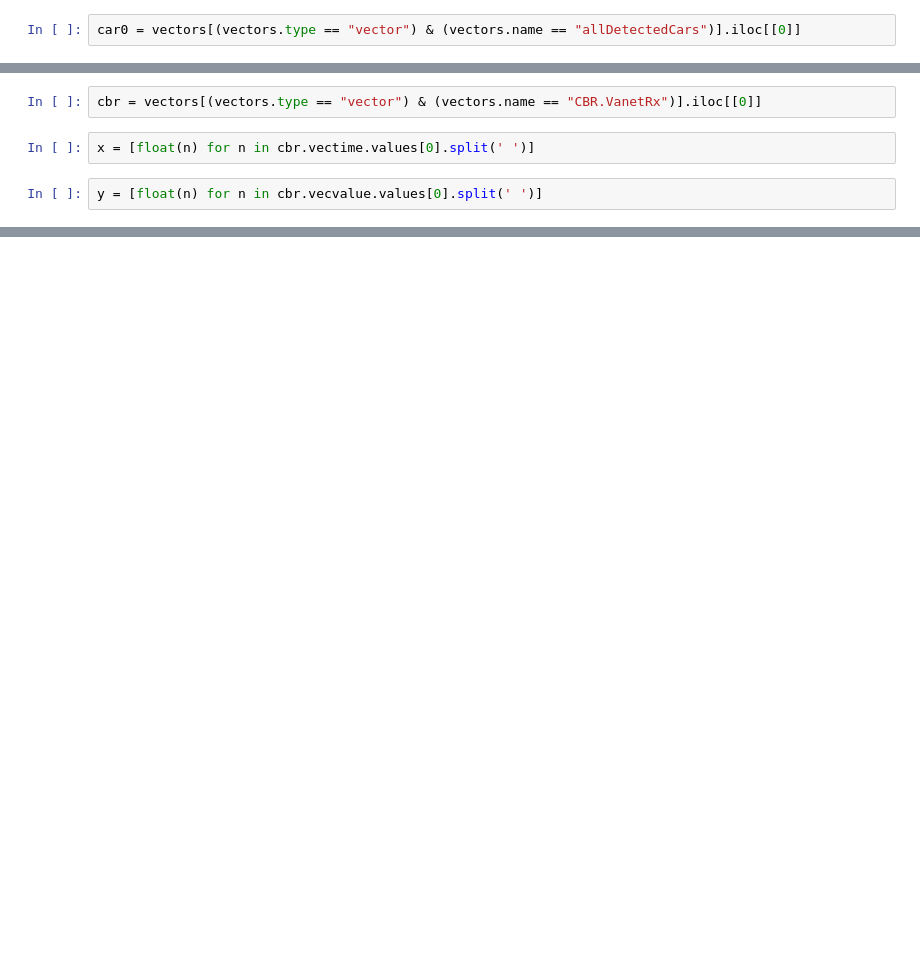
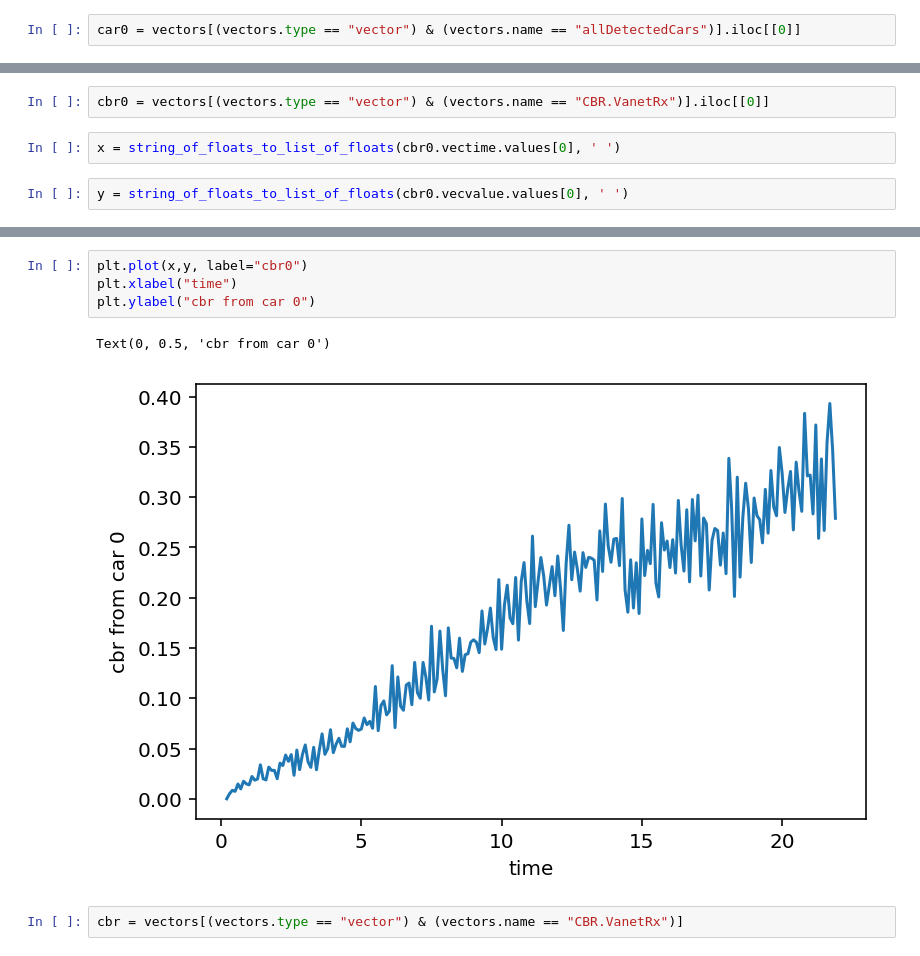
Before and after one commit to kovrichard/artery, a Jupyter notebook: scenarios/car2car-grid/results/Results.ipynb, the cells around one changed output, grey strips where cells are left out. Drawn from its saved outputs; the diff is of its cells as text; blank space fills up the shorter version.

```diff
--- a/scenarios/car2car-grid/results/Results.ipynb
+++ b/scenarios/car2car-grid/results/Results.ipynb
@@ -38,6 +48,6 @@ plt.plot(x,y)
 # %%
-cbr = vectors[(vectors.type == "vector") & (vectors.name == "CBR.VanetRx")].iloc[[0]]
+cbr0 = vectors[(vectors.type == "vector") & (vectors.name == "CBR.VanetRx")].iloc[[0]]
 # %%
-x = [float(n) for n in cbr.vectime.values[0].split(' ')]
+x = string_of_floats_to_list_of_floats(cbr0.vectime.values[0], ' ')
 # %%
-y = [float(n) for n in cbr.vecvalue.values[0].split(' ')]
+y = string_of_floats_to_list_of_floats(cbr0.vecvalue.values[0], ' ')
@@ -48,0 +54,9 @@ plt.plot(x,y)
+# %%
+plt.plot(x,y, label="cbr0")
+plt.xlabel("time")
+plt.ylabel("cbr from car 0")
+# %% [output]
+Text(0, 0.5, 'cbr from car 0')
+[figure, added]
+# %%
+cbr = vectors[(vectors.type == "vector") & (vectors.name == "CBR.VanetRx")]
```
Also changed, not shown: parts of 13 cells of this notebook.
